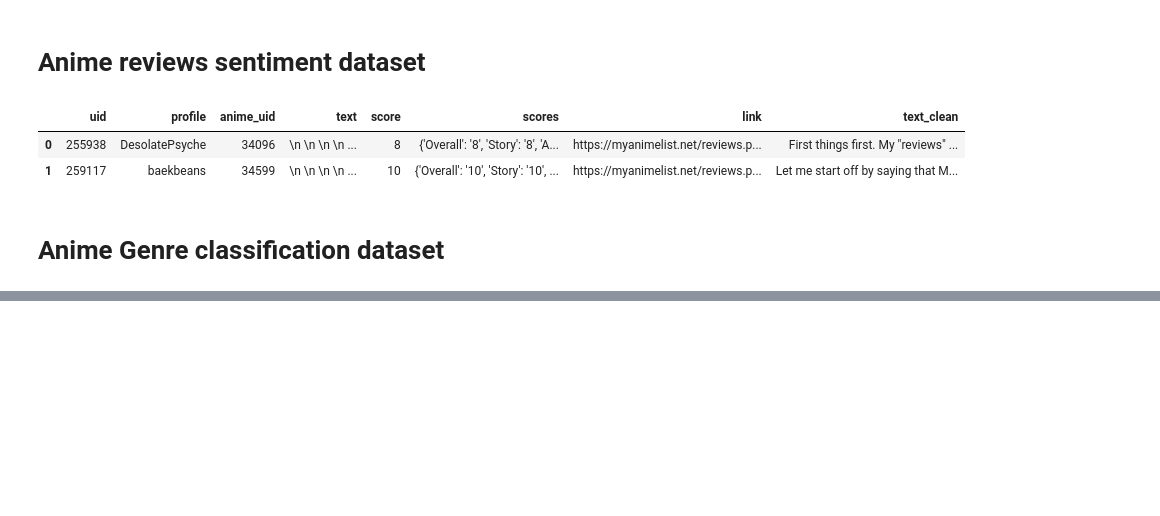
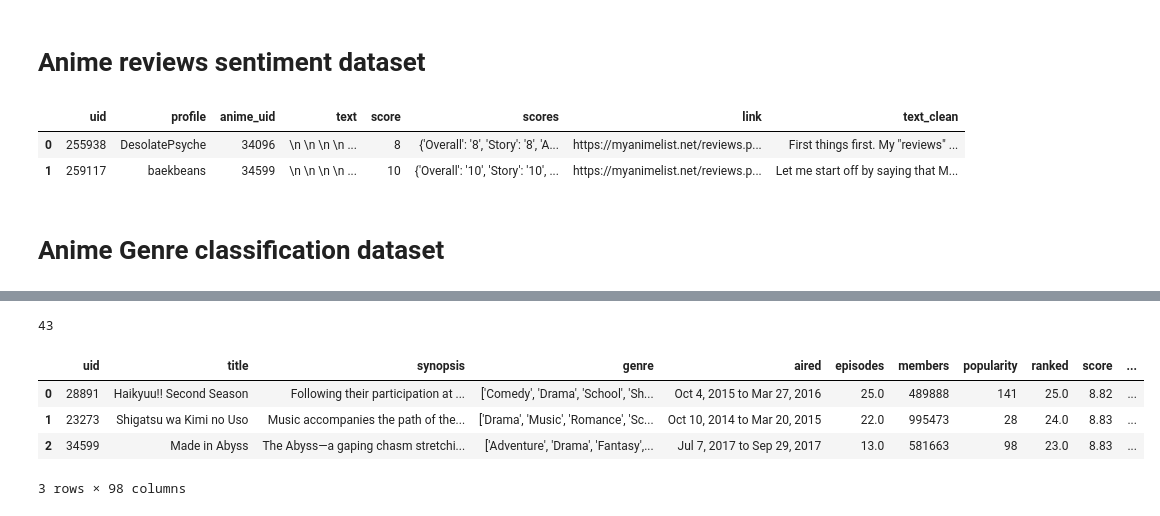
Before and after one commit to jacekfilipczuk/interactive_dashboard, a Jupyter notebook: notebooks/Dataset_creation.ipynb, the cells around one changed output, grey strips where cells are left out. Cells and saved outputs as stored; diff of their text form; code cells hidden in the pictures; blank space fills up the shorter version.

Commit message:
started genre multilabel classification model training

```diff
--- a/notebooks/Dataset_sentiment_analysis_anime_reviews.ipynb
+++ b/notebooks/Dataset_creation.ipynb
@@ -144 +84,27 @@ anime_genre_train = anime_genre_balanced.drop(anime_genre_test.index)
+# %%
+unique_genres = sorted(list(set(unique_genres)))
+len(unique_genres)
+# %% [output]
+43
+# %%
+one_hot_encoding=[]
+for l in genres:
+    encoding_list = [0]*len(unique_genres)
+    for g in l:
+        idx = unique_genres.index(g)
+        encoding_list[idx] = 1
+    one_hot_encoding.append(encoding_list)
+# %%
+one_hot_genres = list(map(list, itertools.zip_longest(*one_hot_encoding, fillvalue=None))) # discards no data if jagged and fills short nested lists with None
+# %%
+for col, values in zip(unique_genres, one_hot_genres):
+    anime_cleaned[col.strip("'")] = values
+# %%
+anime_cleaned.head(3)
+# %% [output]
+|  | uid | title | synopsis | genre | aired | episodes | members | popularity | ranked | score | ... |
+| 0 | 28891 | Haikyuu!! Second Season | Following their participation at ... | ['Comedy', 'Drama', 'School', 'Sh... | Oct 4, 2015 to Mar 27, 2016 | 25.0 | 489888 | 141 | 25.0 | 8.82 | ... |
+| 1 | 23273 | Shigatsu wa Kimi no Uso | Music accompanies the path of the... | ['Drama', 'Music', 'Romance', 'Sc... | Oct 10, 2014 to Mar 20, 2015 | 22.0 | 995473 | 28 | 24.0 | 8.83 | ... |
+| 2 | 34599 | Made in Abyss | The Abyss—a gaping chasm stretchi... | ['Adventure', 'Drama', 'Fantasy',... | Jul 7, 2017 to Sep 29, 2017 | 13.0 | 581663 | 98 | 23.0 | 8.83 | ... |
+3 rows × 98 columns
 # %%
```
Also changed, not shown: parts of 16 cells of this notebook, 2 other files.
